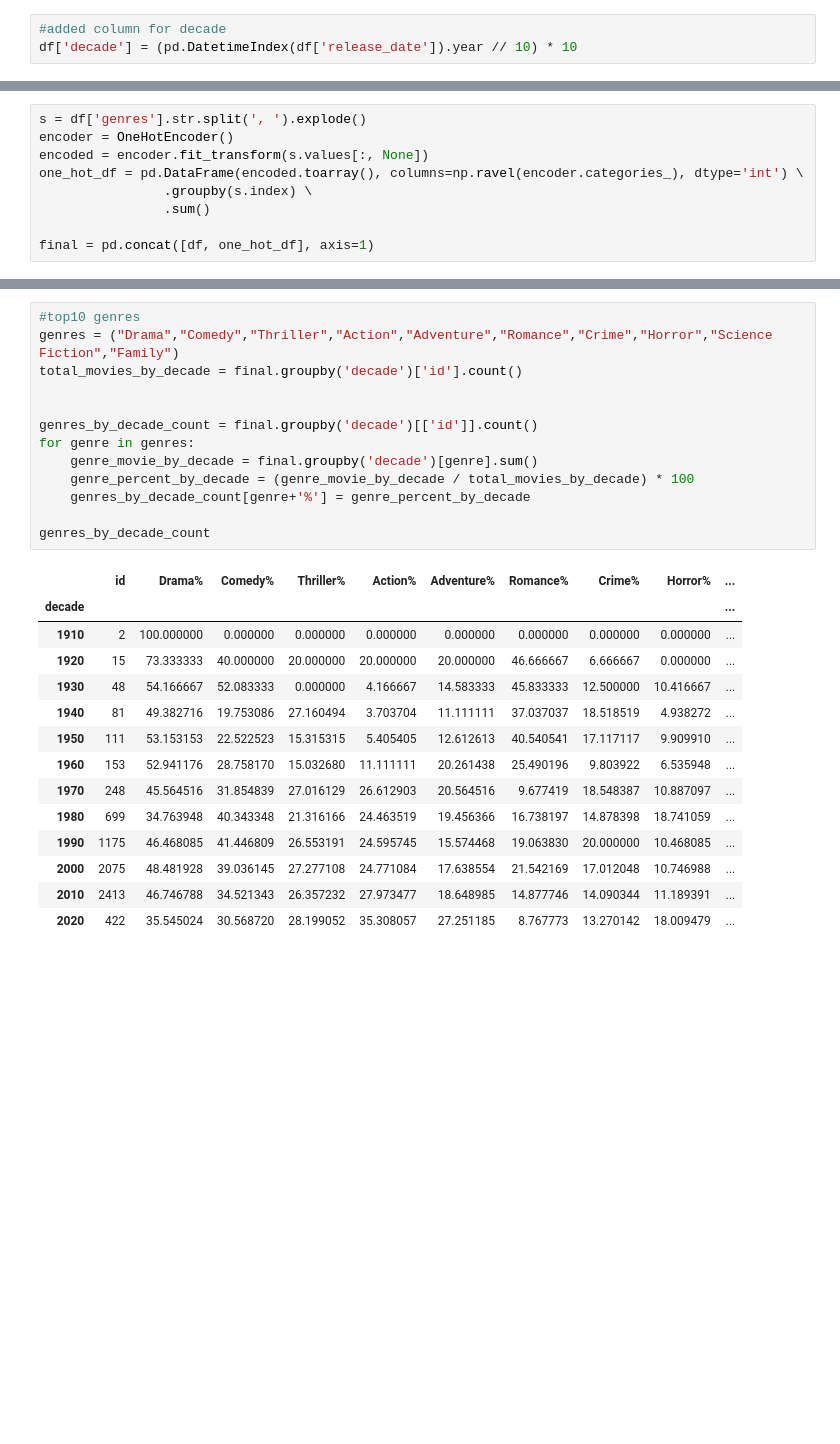
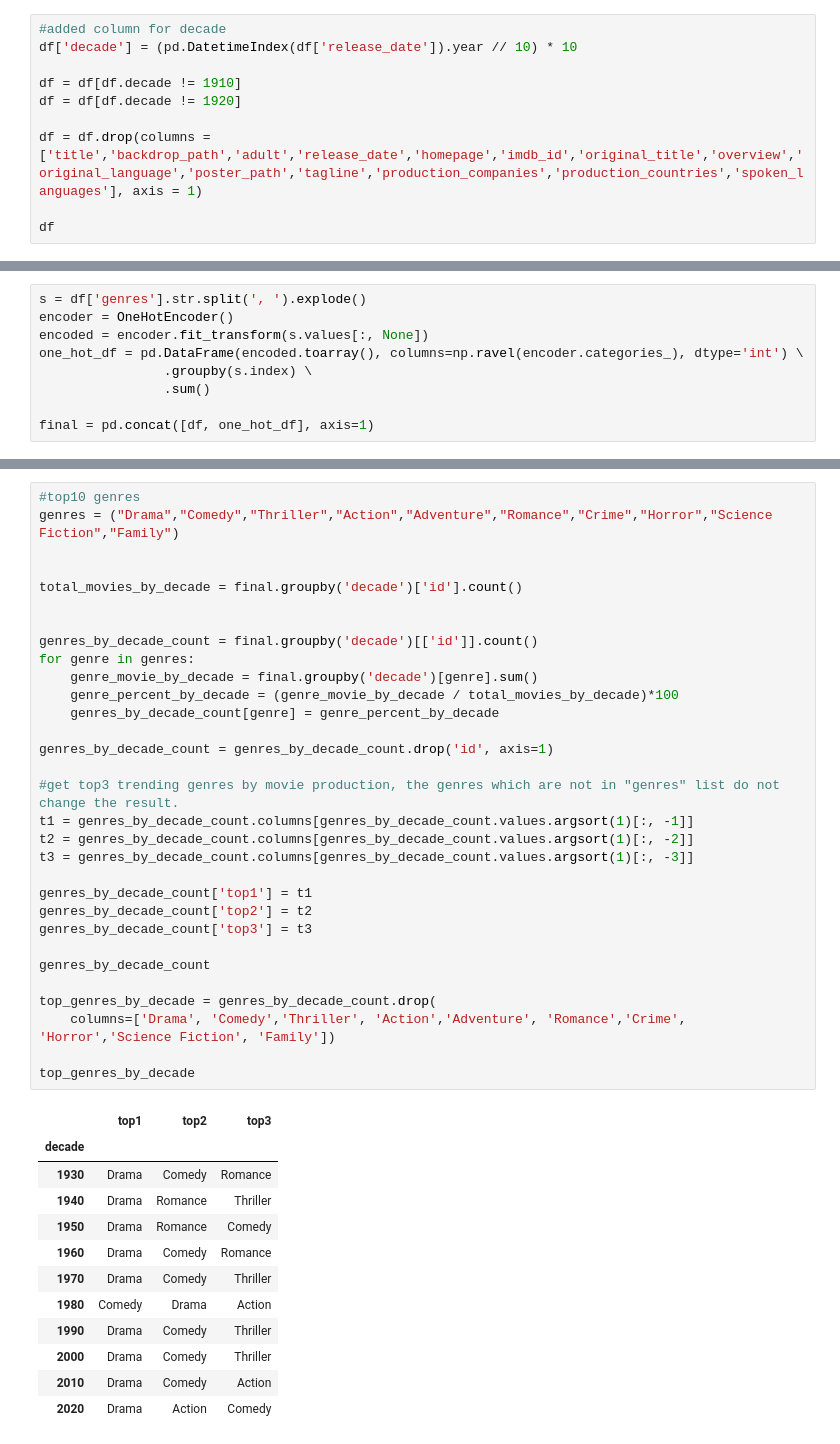
Before and after one commit to laurileppik/DS-Project, a Jupyter notebook: Popularity_Through_Years.ipynb, the cells around one changed output, grey strips where cells are left out. Drawn from its saved outputs; the diff is of its cells as text; blank space fills up the shorter version.

```diff
--- a/Popularity_Through_Years.ipynb
+++ b/Popularity_Through_Years.ipynb
@@ -7,3 +8,10 @@ df=pd.read_csv("fil_data_movies_lessthan10k_removed.csv")
 # %%
 #added column for decade
 df['decade'] = (pd.DatetimeIndex(df['release_date']).year // 10) * 10
+
+df = df[df.decade != 1910]
+df = df[df.decade != 1920]
+
+df = df.drop(columns = ['title','backdrop_path','adult','release_date','homepage','imdb_id','original_title','overview','original_language','poster_path','tagline','production_companies','production_countries','spoken_languages'], axis = 1)
+
+df
@@ -48,28 +98,44 @@ votes = final.groupby('decade')['vote_average']
 # %%
 #top10 genres
 genres = ("Drama","Comedy","Thriller","Action","Adventure","Romance","Crime","Horror","Science Fiction","Family")
+
+
 total_movies_by_decade = final.groupby('decade')['id'].count()
 
 
 genres_by_decade_count = final.groupby('decade')[['id']].count()
 for genre in genres:
     genre_movie_by_decade = final.groupby('decade')[genre].sum()
-    genre_percent_by_decade = (genre_movie_by_decade / total_movies_by_decade) * 100
-    genres_by_decade_count[genre+'%'] = genre_percent_by_decade
+    genre_percent_by_decade = (genre_movie_by_decade / total_movies_by_decade)*100
+    genres_by_decade_count[genre] = genre_percent_by_decade
+
+genres_by_decade_count = genres_by_decade_count.drop('id', axis=1)
+
+#get top3 trending genres by movie production, the genres which are not in "genres" list do not change the result.
+t1 = genres_by_decade_count.columns[genres_by_decade_count.values.argsort(1)[:, -1]]
+t2 = genres_by_decade_count.columns[genres_by_decade_count.values.argsort(1)[:, -2]]
+t3 = genres_by_decade_count.columns[genres_by_decade_count.values.argsort(1)[:, -3]]
+
+genres_by_decade_count['top1'] = t1
+genres_by_decade_count['top2'] = t2
+genres_by_decade_count['top3'] = t3
 
 genres_by_decade_count
+
+top_genres_by_decade = genres_by_decade_count.drop(
+    columns=['Drama', 'Comedy','Thriller', 'Action','Adventure', 'Romance','Crime', 'Horror','Science Fiction', 'Family'])
+
+top_genres_by_decade
 # %% [output]
-|  | id | Drama% | Comedy% | Thriller% | Action% | Adventure% | Romance% | Crime% | Horror% | ... |
-| decade |  |  |  |  |  |  |  |  |  | ... |
-| 1910 | 2 | 100.000000 | 0.000000 | 0.000000 | 0.000000 | 0.000000 | 0.000000 | 0.000000 | 0.000000 | ... |
-| 1920 | 15 | 73.333333 | 40.000000 | 20.000000 | 20.000000 | 20.000000 | 46.666667 | 6.666667 | 0.000000 | ... |
-| 1930 | 48 | 54.166667 | 52.083333 | 0.000000 | 4.166667 | 14.583333 | 45.833333 | 12.500000 | 10.416667 | ... |
-| 1940 | 81 | 49.382716 | 19.753086 | 27.160494 | 3.703704 | 11.111111 | 37.037037 | 18.518519 | 4.938272 | ... |
-| 1950 | 111 | 53.153153 | 22.522523 | 15.315315 | 5.405405 | 12.612613 | 40.540541 | 17.117117 | 9.909910 | ... |
-| 1960 | 153 | 52.941176 | 28.758170 | 15.032680 | 11.111111 | 20.261438 | 25.490196 | 9.803922 | 6.535948 | ... |
-| 1970 | 248 | 45.564516 | 31.854839 | 27.016129 | 26.612903 | 20.564516 | 9.677419 | 18.548387 | 10.887097 | ... |
-| 1980 | 699 | 34.763948 | 40.343348 | 21.316166 | 24.463519 | 19.456366 | 16.738197 | 14.878398 | 18.741059 | ... |
-| 1990 | 1175 | 46.468085 | 41.446809 | 26.553191 | 24.595745 | 15.574468 | 19.063830 | 20.000000 | 10.468085 | ... |
-| 2000 | 2075 | 48.481928 | 39.036145 | 27.277108 | 24.771084 | 17.638554 | 21.542169 | 17.012048 | 10.746988 | ... |
-| 2010 | 2413 | 46.746788 | 34.521343 | 26.357232 | 27.973477 | 18.648985 | 14.877746 | 14.090344 | 11.189391 | ... |
-| 2020 | 422 | 35.545024 | 30.568720 | 28.199052 | 35.308057 | 27.251185 | 8.767773 | 13.270142 | 18.009479 | ... |
+|  | top1 | top2 | top3 |
+| decade |  |  |  |
+| 1930 | Drama | Comedy | Romance |
+| 1940 | Drama | Romance | Thriller |
+| 1950 | Drama | Romance | Comedy |
+| 1960 | Drama | Comedy | Romance |
+| 1970 | Drama | Comedy | Thriller |
+| 1980 | Comedy | Drama | Action |
+| 1990 | Drama | Comedy | Thriller |
+| 2000 | Drama | Comedy | Thriller |
+| 2010 | Drama | Comedy | Action |
+| 2020 | Drama | Action | Comedy |
```
Also changed, not shown: parts of 10 cells of this notebook, 1 other file.
